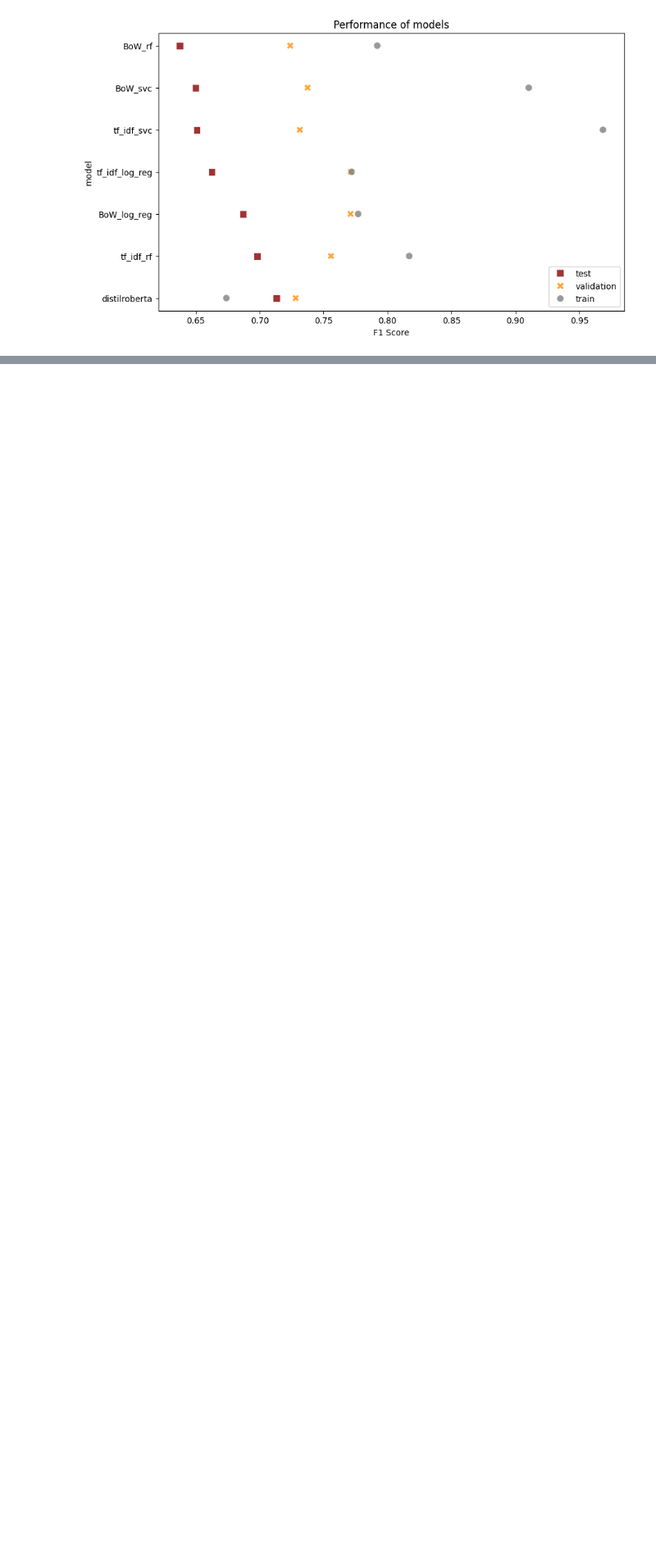
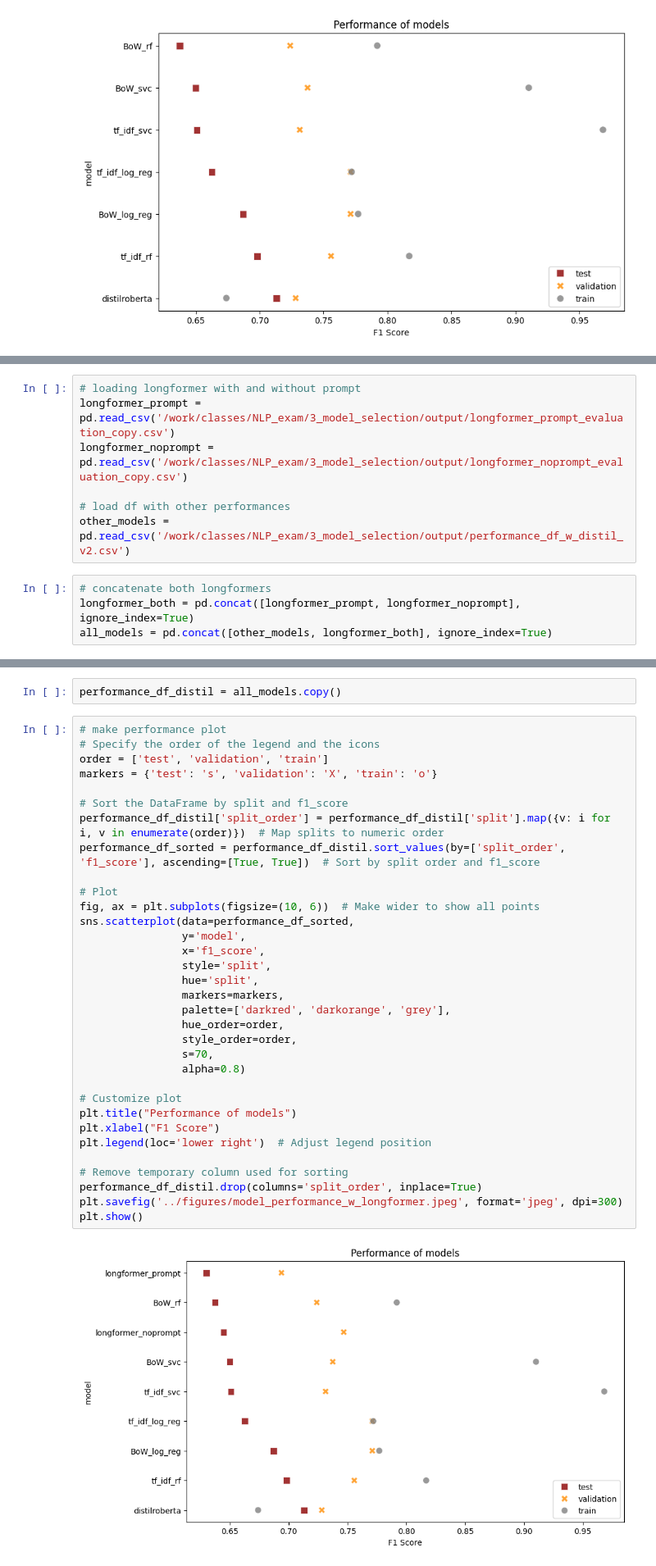
Before and after one commit to sigridbom/NLP_exam, a Jupyter notebook: 3_model_selection/DistilRoBERTa.ipynb, the cells around one changed output, grey strips where cells are left out. Shown at 82% size. Saved outputs shown, nothing was run; the diff lists cells and outputs as text; blank space fills up the shorter version.

Commit message:
final performance plot and df

```diff
--- a/3_model_selection/DistilRoBERTa.ipynb
+++ b/3_model_selection/DistilRoBERTa.ipynb
@@ -285,0 +289,11 @@ plt.show()
+# %%
+# loading longformer with and without prompt
+longformer_prompt = pd.read_csv('/work/classes/NLP_exam/3_model_selection/output/longformer_prompt_evaluation_copy.csv')
+longformer_noprompt = pd.read_csv('/work/classes/NLP_exam/3_model_selection/output/longformer_noprompt_evaluation_copy.csv')
+
+# load df with other performances
+other_models = pd.read_csv('/work/classes/NLP_exam/3_model_selection/output/performance_df_w_distil_v2.csv')
+# %%
+# concatenate both longformers
+longformer_both = pd.concat([longformer_prompt, longformer_noprompt], ignore_index=True)
+all_models = pd.concat([other_models, longformer_both], ignore_index=True)
@@ -286,3 +356,40 @@ plt.show()
+# %%
+performance_df_distil = all_models.copy()
+# %%
+# make performance plot
+# Specify the order of the legend and the icons
+order = ['test', 'validation', 'train']
+markers = {'test': 's', 'validation': 'X', 'train': 'o'}
+
+# Sort the DataFrame by split and f1_score
+performance_df_distil['split_order'] = performance_df_distil['split'].map({v: i for i, v in enumerate(order)})  # Map splits to numeric order
+performance_df_sorted = performance_df_distil.sort_values(by=['split_order', 'f1_score'], ascending=[True, True])  # Sort by split order and f1_score
+
+# Plot
+fig, ax = plt.subplots(figsize=(10, 6))  # Make wider to show all points
+sns.scatterplot(data=performance_df_sorted,
+                y='model',
+                x='f1_score',
+                style='split',
+                hue='split',
+                markers=markers,
+                palette=['darkred', 'darkorange', 'grey'],
+                hue_order=order,
+                style_order=order,
+                s=70,
+                alpha=0.8)
+
+# Customize plot
+plt.title("Performance of models")
+plt.xlabel("F1 Score")
+plt.legend(loc='lower right')  # Adjust legend position
+
+# Remove temporary column used for sorting
+performance_df_distil.drop(columns='split_order', inplace=True)
+plt.savefig('../figures/model_performance_w_longformer.jpeg', format='jpeg', dpi=300)
+plt.show()
+# %% [output]
+[figure, added]
 # %% [markdown]
 # Feature importances
 
```
Also changed, not shown: parts of 6 cells of this notebook, 4 other files.
